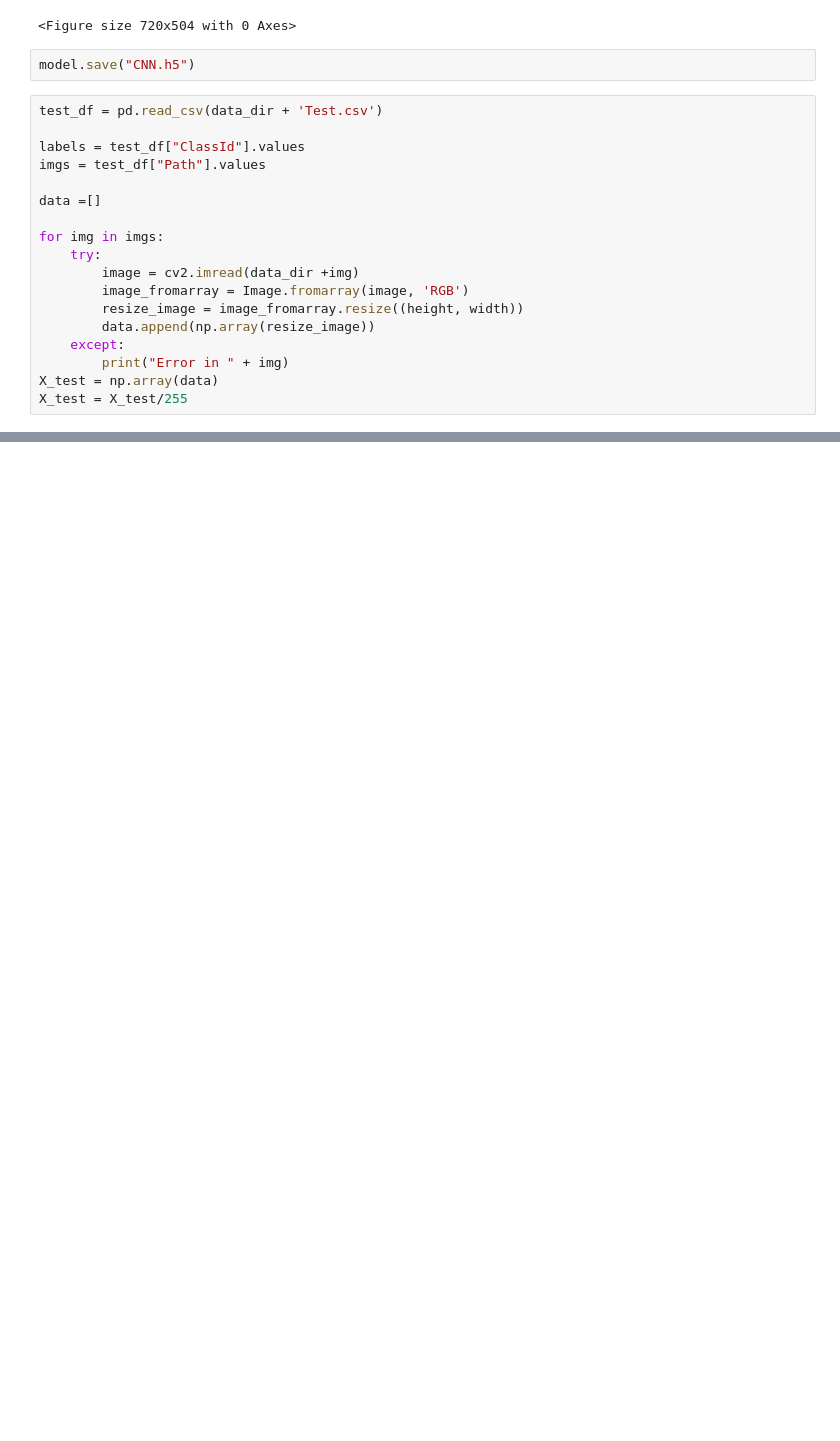
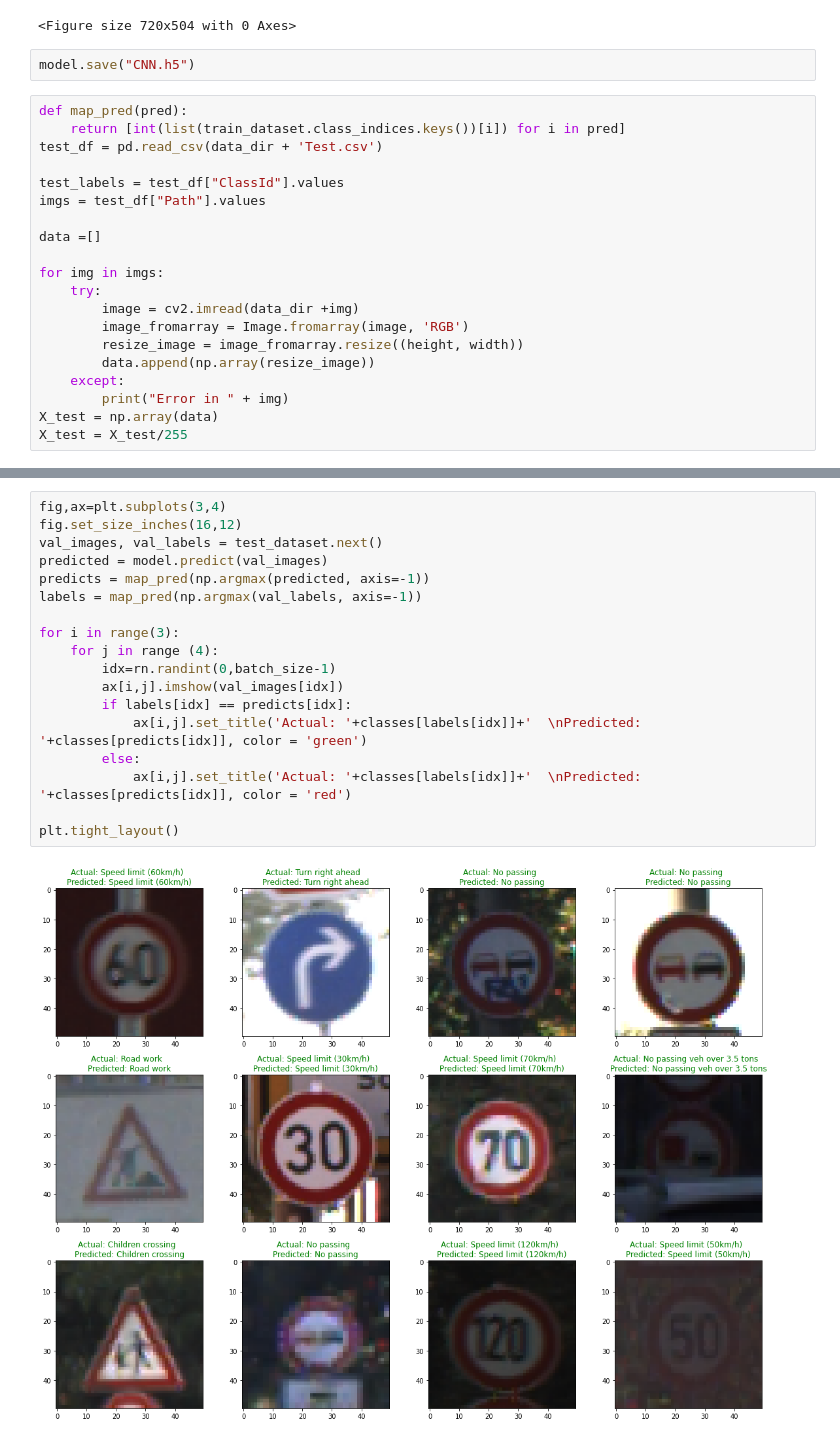
Before and after one commit to a1-rudh/CNNproject, a Jupyter notebook: gtsrb-prediction-cnn.ipynb, the cells around one changed output, grey strips where cells are left out. Saved outputs shown, nothing was run; the diff lists cells and outputs as text; blank space fills up the shorter version.

Commit message:
Kaggle Notebook | GTSRB_prediction_CNN | Version 3

```diff
--- a/gtsrb-prediction-cnn.ipynb
+++ b/gtsrb-prediction-cnn.ipynb
@@ -212,9 +241,11 @@ plt.show()
 # %%
 model.save("CNN.h5")
 # %%
+def map_pred(pred):
+    return [int(list(train_dataset.class_indices.keys())[i]) for i in pred]
 test_df = pd.read_csv(data_dir + 'Test.csv')
 
-labels = test_df["ClassId"].values
+test_labels = test_df["ClassId"].values
 imgs = test_df["Path"].values
 
 data =[]
@@ -252 +270,21 @@ test = datagen.flow_from_dataframe(test_df,
+# %%
+fig,ax=plt.subplots(3,4)
+fig.set_size_inches(16,12)
+val_images, val_labels = test_dataset.next()
+predicted = model.predict(val_images)
+predicts = map_pred(np.argmax(predicted, axis=-1))
+labels = map_pred(np.argmax(val_labels, axis=-1))
+
+for i in range(3):
+    for j in range (4):
+        idx=rn.randint(0,batch_size-1)
+        ax[i,j].imshow(val_images[idx])
+        if labels[idx] == predicts[idx]:
+            ax[i,j].set_title('Actual: '+classes[labels[idx]]+'  \nPredicted: '+classes[predicts[idx]], color = 'green')
+        else:
+            ax[i,j].set_title('Actual: '+classes[labels[idx]]+'  \nPredicted: '+classes[predicts[idx]], color = 'red')
+
+plt.tight_layout()
+# %% [output]
+[figure, added]
 # %%
```
Also changed, not shown: parts of 29 cells of this notebook.
